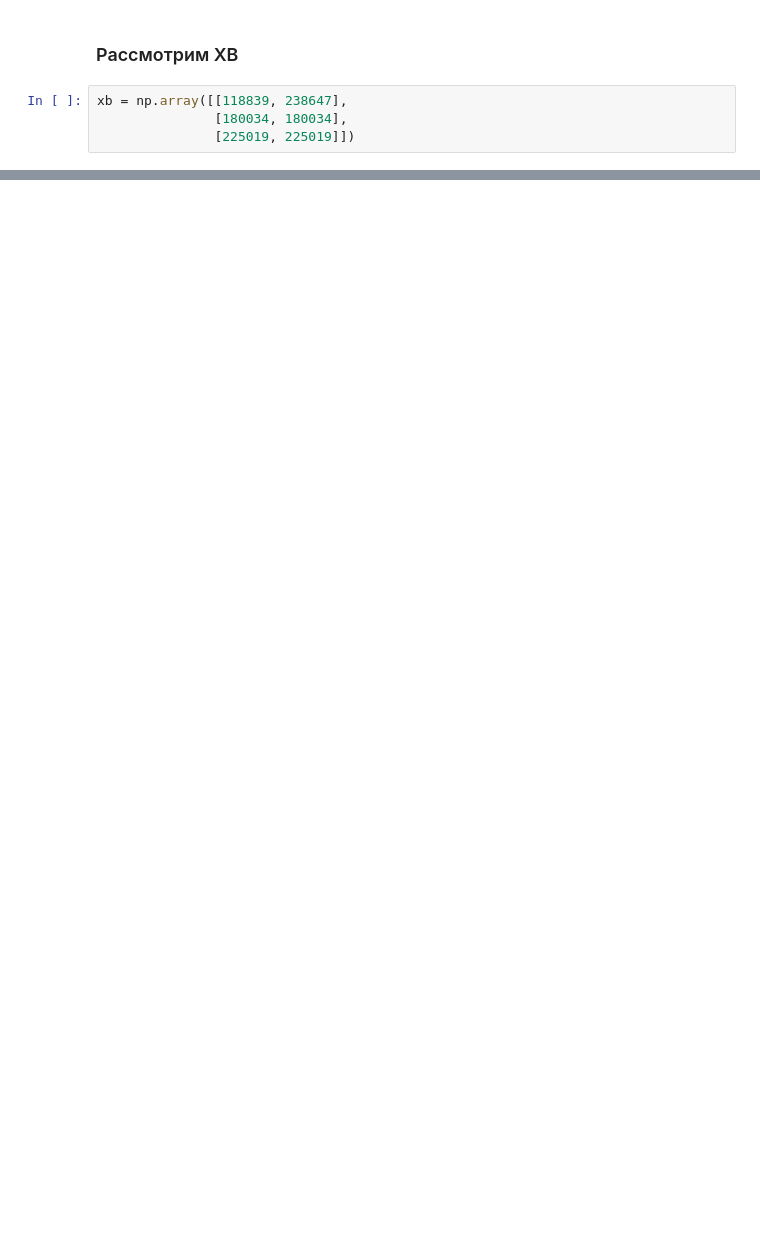
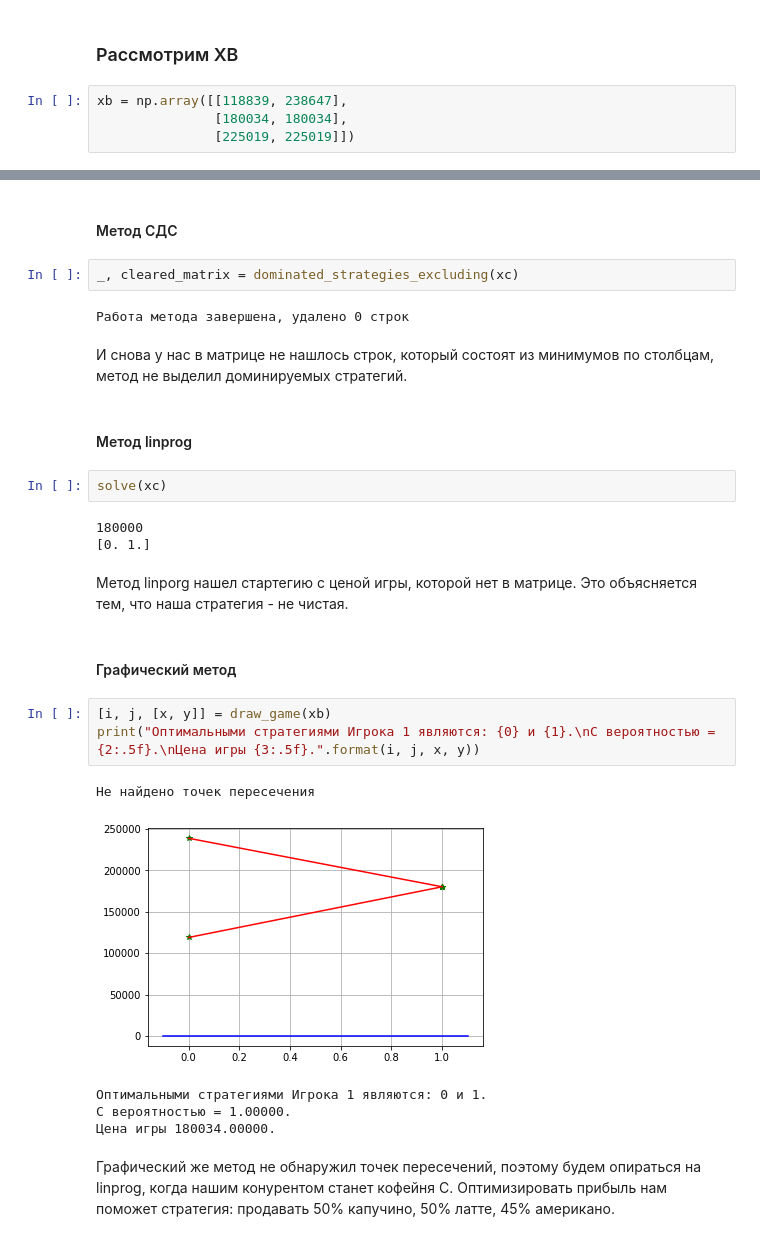
Before and after one commit to drkwdck/GameTheory, a Jupyter notebook: Lab_5.ipynb, the cells around one changed output, grey strips where cells are left out. Saved outputs shown, nothing was run; the diff lists cells and outputs as text; blank space fills up the shorter version.

```diff
--- a/Lab_5.ipynb
+++ b/Lab_5.ipynb
@@ -391,0 +411,30 @@ xb = np.array([[118839, 238647],
+# %% [markdown]
+#### Метод СДС
+# %%
+_, cleared_matrix = dominated_strategies_excluding(xc)
+# %% [output]
+Работа метода завершена, удалено 0 строк
+# %% [markdown]
+И снова у нас в матрице не нашлось строк, который состоят из минимумов по столбцам, метод не выделил доминируемых стратегий.
+# %% [markdown]
+#### Метод linprog
+# %%
+solve(xc)
+# %% [output]
+180000
+[0. 1.]
+# %% [markdown]
+Метод linporg нашел стартегию с ценой игры, которой нет в матрице. Это объясняется тем, что наша стратегия - не чистая.
+# %% [markdown]
+#### Графический метод
+# %%
+[i, j, [x, y]] = draw_game(xb)
+print("Оптимальными стратегиями Игрока 1 являются: {0} и {1}.\nС вероятностью = {2:.5f}.\nЦена игры {3:.5f}.".format(i, j, x, y))
+# %% [output]
+Не найдено точек пересечения
+[figure, added]
+Оптимальными стратегиями Игрока 1 являются: 0 и 1.
+С вероятностью = 1.00000.
+Цена игры 180034.00000.
+# %% [markdown]
+Графический же метод не обнаружил точек пересечений, поэтому будем опираться на linprog, когда нашим конурентом станет кофейня C. Оптимизировать прибыль нам поможет стратегия: продавать 50% капучино, 50% латте, 45% американо.
```
Also changed, not shown: parts of 15 cells of this notebook.
